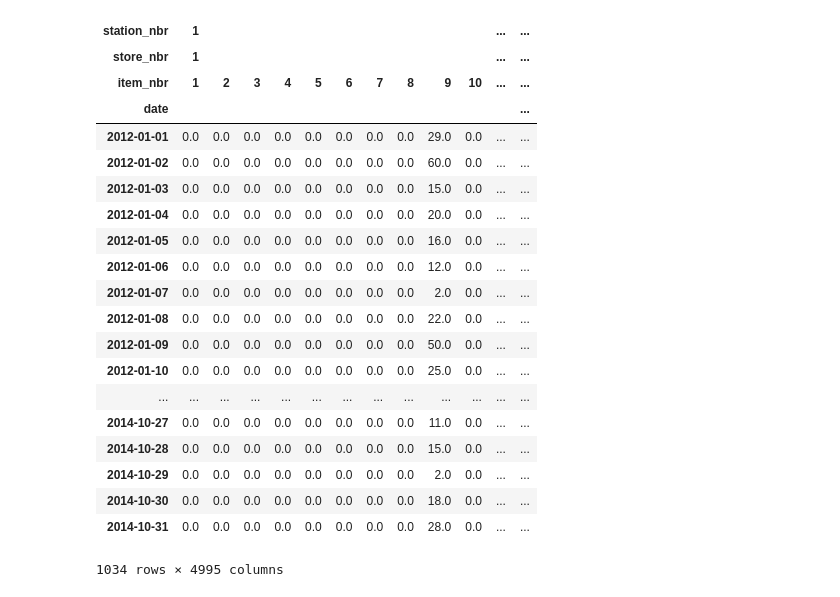
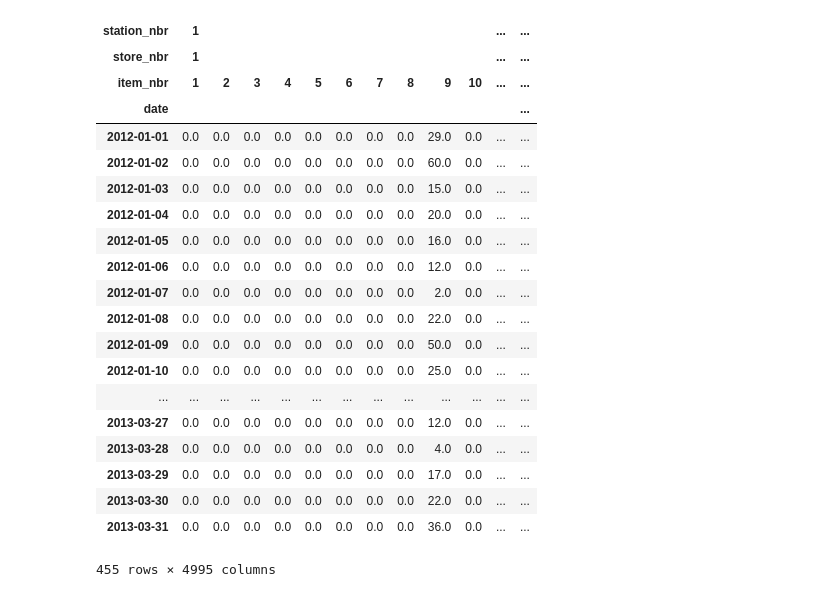
Before and after one commit to hanuii/project1, a Jupyter notebook: junk.ipynb, the cells around one changed output. Cells and saved outputs as stored; diff of their text form; code cells hidden in the pictures.

Commit message:
create train_new, weather_new

```diff
--- a/junk.ipynb
+++ b/junk.ipynb
@@ -7,27 +30,30 @@ weather = pd.read_csv('data/weather.csv')
+# %%
+train_modify = train[0:2255853]
 # %%
-train = train.merge(key, left_on='store_nbr', right_on='store_nbr')
+total_unit = train_modify.merge(key, left_on='store_nbr', right_on='store_nbr') #key와 train_modify합침
 
-t = train.pivot_table(values='units', index=['date'], columns=['station_nbr','store_nbr','item_nbr'], aggfunc=np.sum)
-t
+train_new = total_unit.pivot_table(values='units', index=['date'], columns=['station_nbr','store_nbr','item_nbr'], aggfunc=np.sum) #pivot_table 생성
-# %% [output]
-| station_nbr | 1 |  |  |  |  |  |  |  |  |  | ... | ... |
-| store_nbr | 1 |  |  |  |  |  |  |  |  |  | ... | ... |
-| item_nbr | 1 | 2 | 3 | 4 | 5 | 6 | 7 | 8 | 9 | 10 | ... | ... |
-| date |  |  |  |  |  |  |  |  |  |  |  | ... |
-| 2012-01-01 | 0.0 | 0.0 | 0.0 | 0.0 | 0.0 | 0.0 | 0.0 | 0.0 | 29.0 | 0.0 | ... | ... |
-| 2012-01-02 | 0.0 | 0.0 | 0.0 | 0.0 | 0.0 | 0.0 | 0.0 | 0.0 | 60.0 | 0.0 | ... | ... |
-| 2012-01-03 | 0.0 | 0.0 | 0.0 | 0.0 | 0.0 | 0.0 | 0.0 | 0.0 | 15.0 | 0.0 | ... | ... |
-| 2012-01-04 | 0.0 | 0.0 | 0.0 | 0.0 | 0.0 | 0.0 | 0.0 | 0.0 | 20.0 | 0.0 | ... | ... |
-| 2012-01-05 | 0.0 | 0.0 | 0.0 | 0.0 | 0.0 | 0.0 | 0.0 | 0.0 | 16.0 | 0.0 | ... | ... |
-| 2012-01-06 | 0.0 | 0.0 | 0.0 | 0.0 | 0.0 | 0.0 | 0.0 | 0.0 | 12.0 | 0.0 | ... | ... |
-| 2012-01-07 | 0.0 | 0.0 | 0.0 | 0.0 | 0.0 | 0.0 | 0.0 | 0.0 | 2.0 | 0.0 | ... | ... |
-| 2012-01-08 | 0.0 | 0.0 | 0.0 | 0.0 | 0.0 | 0.0 | 0.0 | 0.0 | 22.0 | 0.0 | ... | ... |
-| 2012-01-09 | 0.0 | 0.0 | 0.0 | 0.0 | 0.0 | 0.0 | 0.0 | 0.0 | 50.0 | 0.0 | ... | ... |
-| 2012-01-10 | 0.0 | 0.0 | 0.0 | 0.0 | 0.0 | 0.0 | 0.0 | 0.0 | 25.0 | 0.0 | ... | ... |
-| ... | ... | ... | ... | ... | ... | ... | ... | ... | ... | ... | ... | ... |
-| 2014-10-27 | 0.0 | 0.0 | 0.0 | 0.0 | 0.0 | 0.0 | 0.0 | 0.0 | 11.0 | 0.0 | ... | ... |
-| 2014-10-28 | 0.0 | 0.0 | 0.0 | 0.0 | 0.0 | 0.0 | 0.0 | 0.0 | 15.0 | 0.0 | ... | ... |
-| 2014-10-29 | 0.0 | 0.0 | 0.0 | 0.0 | 0.0 | 0.0 | 0.0 | 0.0 | 2.0 | 0.0 | ... | ... |
-| 2014-10-30 | 0.0 | 0.0 | 0.0 | 0.0 | 0.0 | 0.0 | 0.0 | 0.0 | 18.0 | 0.0 | ... | ... |
-| 2014-10-31 | 0.0 | 0.0 | 0.0 | 0.0 | 0.0 | 0.0 | 0.0 | 0.0 | 28.0 | 0.0 | ... | ... |
-1034 rows × 4995 columns
+# %%
+train_new #2013년 3월 31일까지의 train data
+# %% [output]
+| station_nbr | 1 |  |  |  |  |  |  |  |  |  | ... | ... |
+| store_nbr | 1 |  |  |  |  |  |  |  |  |  | ... | ... |
+| item_nbr | 1 | 2 | 3 | 4 | 5 | 6 | 7 | 8 | 9 | 10 | ... | ... |
+| date |  |  |  |  |  |  |  |  |  |  |  | ... |
+| 2012-01-01 | 0.0 | 0.0 | 0.0 | 0.0 | 0.0 | 0.0 | 0.0 | 0.0 | 29.0 | 0.0 | ... | ... |
+| 2012-01-02 | 0.0 | 0.0 | 0.0 | 0.0 | 0.0 | 0.0 | 0.0 | 0.0 | 60.0 | 0.0 | ... | ... |
+| 2012-01-03 | 0.0 | 0.0 | 0.0 | 0.0 | 0.0 | 0.0 | 0.0 | 0.0 | 15.0 | 0.0 | ... | ... |
+| 2012-01-04 | 0.0 | 0.0 | 0.0 | 0.0 | 0.0 | 0.0 | 0.0 | 0.0 | 20.0 | 0.0 | ... | ... |
+| 2012-01-05 | 0.0 | 0.0 | 0.0 | 0.0 | 0.0 | 0.0 | 0.0 | 0.0 | 16.0 | 0.0 | ... | ... |
+| 2012-01-06 | 0.0 | 0.0 | 0.0 | 0.0 | 0.0 | 0.0 | 0.0 | 0.0 | 12.0 | 0.0 | ... | ... |
+| 2012-01-07 | 0.0 | 0.0 | 0.0 | 0.0 | 0.0 | 0.0 | 0.0 | 0.0 | 2.0 | 0.0 | ... | ... |
+| 2012-01-08 | 0.0 | 0.0 | 0.0 | 0.0 | 0.0 | 0.0 | 0.0 | 0.0 | 22.0 | 0.0 | ... | ... |
+| 2012-01-09 | 0.0 | 0.0 | 0.0 | 0.0 | 0.0 | 0.0 | 0.0 | 0.0 | 50.0 | 0.0 | ... | ... |
+| 2012-01-10 | 0.0 | 0.0 | 0.0 | 0.0 | 0.0 | 0.0 | 0.0 | 0.0 | 25.0 | 0.0 | ... | ... |
+| ... | ... | ... | ... | ... | ... | ... | ... | ... | ... | ... | ... | ... |
+| 2013-03-27 | 0.0 | 0.0 | 0.0 | 0.0 | 0.0 | 0.0 | 0.0 | 0.0 | 12.0 | 0.0 | ... | ... |
+| 2013-03-28 | 0.0 | 0.0 | 0.0 | 0.0 | 0.0 | 0.0 | 0.0 | 0.0 | 4.0 | 0.0 | ... | ... |
+| 2013-03-29 | 0.0 | 0.0 | 0.0 | 0.0 | 0.0 | 0.0 | 0.0 | 0.0 | 17.0 | 0.0 | ... | ... |
+| 2013-03-30 | 0.0 | 0.0 | 0.0 | 0.0 | 0.0 | 0.0 | 0.0 | 0.0 | 22.0 | 0.0 | ... | ... |
+| 2013-03-31 | 0.0 | 0.0 | 0.0 | 0.0 | 0.0 | 0.0 | 0.0 | 0.0 | 36.0 | 0.0 | ... | ... |
+455 rows × 4995 columns
```
Also changed, not shown: parts of 6 cells of this notebook.
